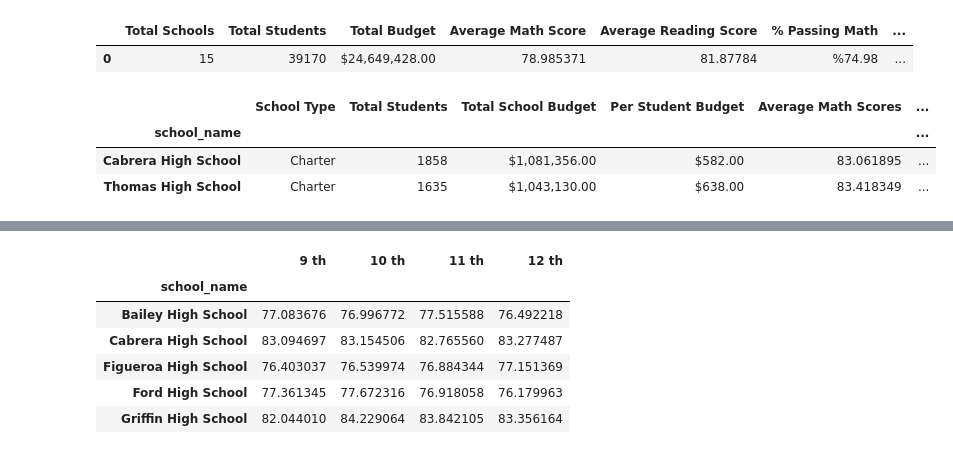
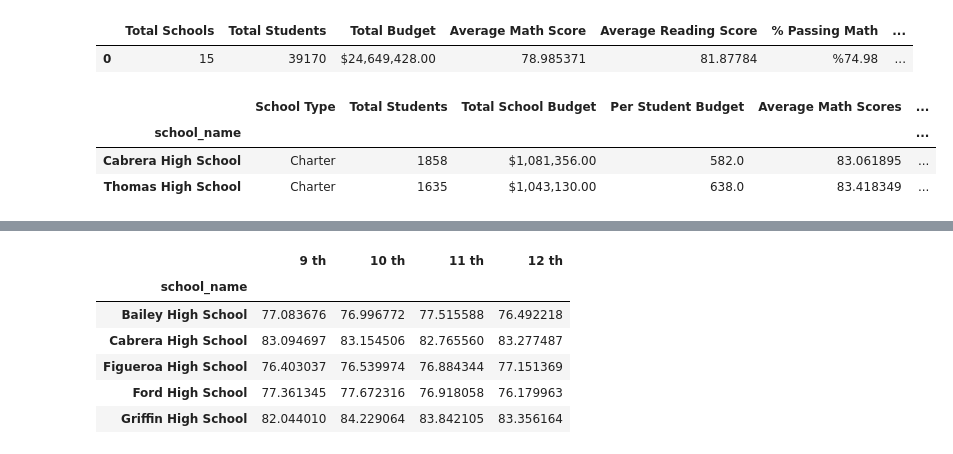
Before and after one commit to ramosconde/05-Matplotlib, a Jupyter notebook: 4-Numpy-Pandas Homework/Numpy_Pandas_Homework.ipynb, the cells around one changed output, grey strips where cells are left out. Saved outputs shown, nothing was run; the diff lists cells and outputs as text; code cells hidden in the pictures.

```diff
--- a/4-Numpy-Pandas Homework/Numpy_Pandas_Homework.ipynb
+++ b/4-Numpy-Pandas Homework/Numpy_Pandas_Homework.ipynb
@@ -103,31 +103,31 @@ high_overall_pass_rate = (high_test_reading + high_test_math)/2
 # %%
 
 schools_summary_table = pd.DataFrame({"School Type": school_type,
                                     "Total Students": school_counts,
                                      "Total School Budget": school_budgets,
                                      "Per Student Budget": per_student_budget,
                                      "Average Math Scores": avg_math_scores,
                                      "Average Reading Scores": avg_reading_scores,
                                      "% Passing Math": high_test_math,
                                      "% Passing Reading": high_test_reading,
                                      "% Overall Passing Rate": high_overall_pass_rate})
 
 high_df = pd.DataFrame(schools_summary_table)
 
 high_df1 = high_df.sort_values(by=['% Overall Passing Rate'], ascending=False)
 
 high_df1['Total School Budget'] = high_df1['Total School Budget'].map('${:,.2f}'.format)
-high_df1['Per Student Budget'] = high_df1['Per Student Budget'].map('${:,.2f}'.format)
+#high_df1['Per Student Budget'] = high_df1['Per Student Budget'].map('${:,.2f}'.format)
 high_df1['% Passing Math'] = high_df1['% Passing Math'].map('%{:,.2f}'.format)
 high_df1['% Passing Reading'] = high_df1['% Passing Reading'].map('%{:,.2f}'.format)
 high_df1['% Overall Passing Rate'] = high_df1['% Overall Passing Rate'].map('%{:,.2f}'.format)
 
 high_df1.head(2)
 # %% [output]
 |  | School Type | Total Students | Total School Budget | Per Student Budget | Average Math Scores | ... |
 | school_name |  |  |  |  |  | ... |
-| Cabrera High School | Charter | 1858 | $1,081,356.00 | $582.00 | 83.061895 | ... |
-| Thomas High School | Charter | 1635 | $1,043,130.00 | $638.00 | 83.418349 | ... |
+| Cabrera High School | Charter | 1858 | $1,081,356.00 | 582.0 | 83.061895 | ... |
+| Thomas High School | Charter | 1635 | $1,043,130.00 | 638.0 | 83.418349 | ... |
 # %%
 #************************************************************************************************PER SCHOOL FROM LOWEST
 schools_summary_table = pd.DataFrame({"School Type": school_type,
```
Also changed, not shown: parts of 3 cells of this notebook.
